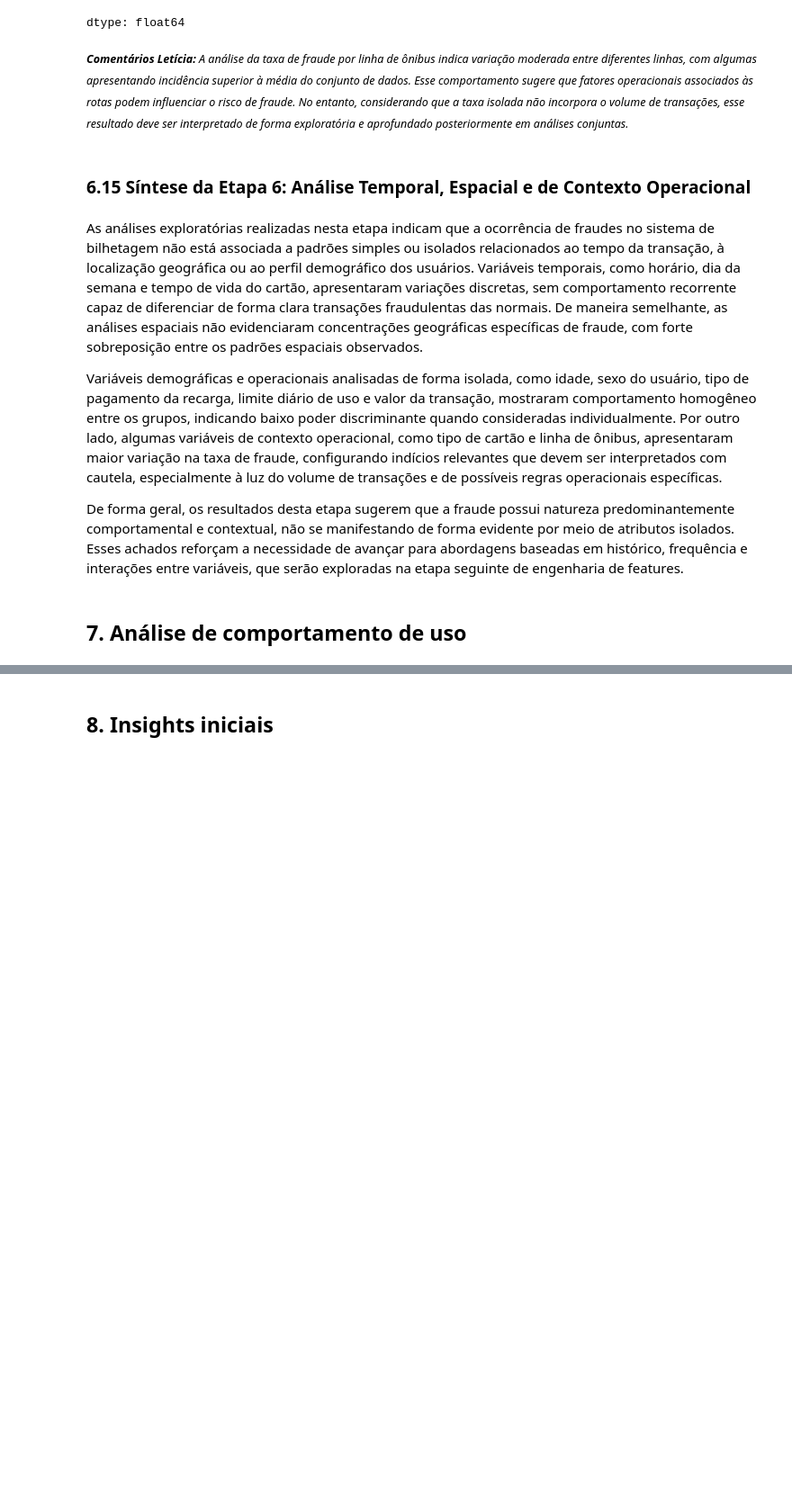
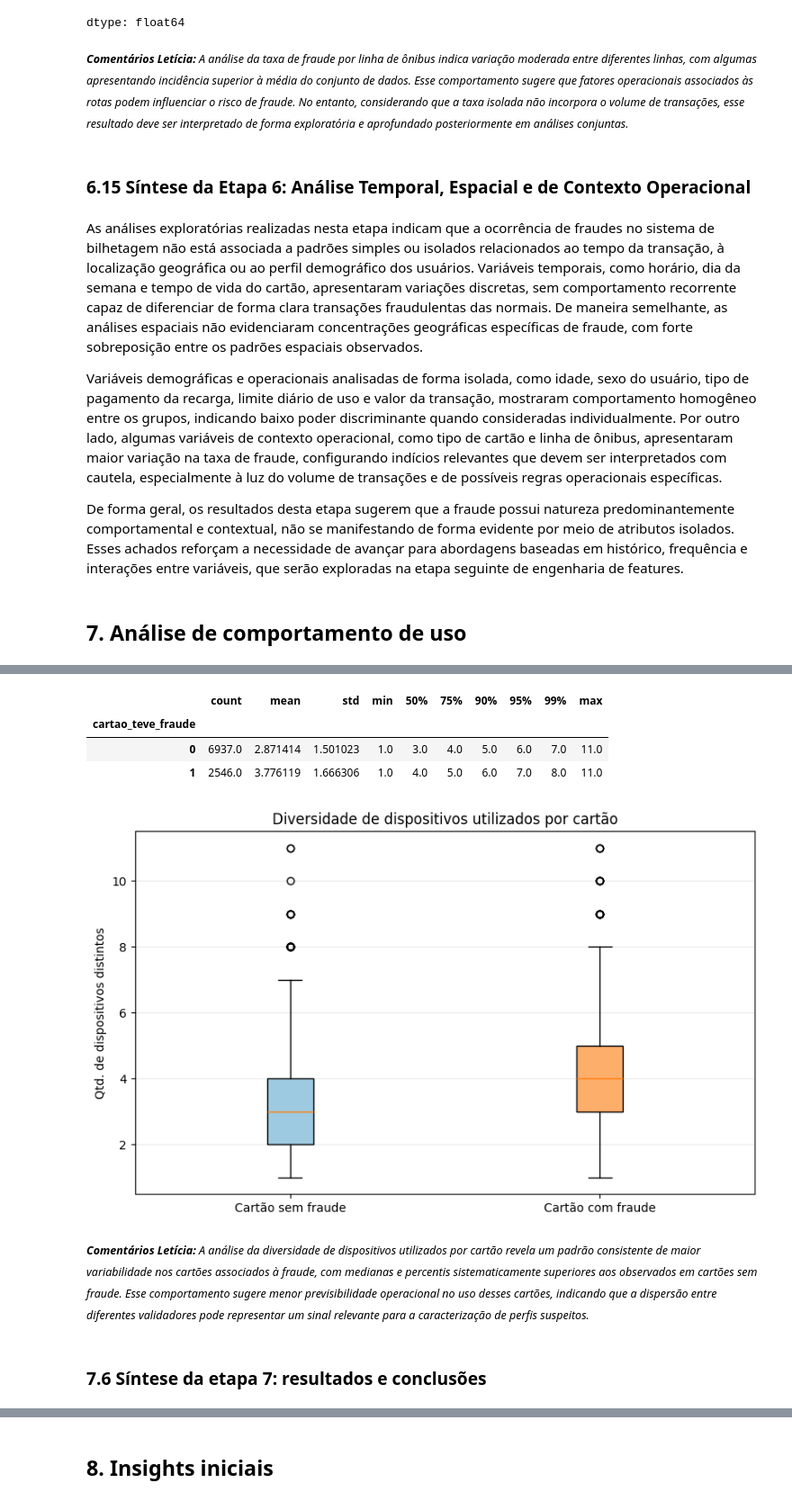
Before and after one commit to lpdata/fraude_bilhetagem, a Jupyter notebook: notebooks/01_exploracao_dados.ipynb, the cells around one changed output, grey strips where cells are left out. Shown at 90% size. Drawn from its saved outputs; the diff is of its cells as text; code cells hidden in the pictures; blank space fills up the shorter version.

```diff
--- a/notebooks/01_exploracao_dados.ipynb
+++ b/notebooks/01_exploracao_dados.ipynb
@@ -996,0 +971,56 @@ Amostra das features criadas (primeiras 5 linhas):
+# %%
+div_disp = (
+    df.groupby('id_cartao')['id_dispositivo']
+      .nunique()
+      .rename('qtd_dispositivos_distintos')
+      .reset_index()
+)
+
+cartao_teve_fraude = (
+    df.groupby('id_cartao')['target_fraude']
+      .max()
+      .rename('cartao_teve_fraude')
+      .reset_index()
+)
+
+div_disp = div_disp.merge(cartao_teve_fraude, on='id_cartao', how='left')
+
+resumo_disp = (
+    div_disp.groupby('cartao_teve_fraude')['qtd_dispositivos_distintos']
+            .describe(percentiles=[0.5, 0.75, 0.9, 0.95, 0.99])
+)
+
+resumo_disp
+# %% [output]
+|  | count | mean | std | min | 50% | 75% | 90% | 95% | 99% | max |
+| cartao_teve_fraude |  |  |  |  |  |  |  |  |  |  |
+| 0 | 6937.0 | 2.871414 | 1.501023 | 1.0 | 3.0 | 4.0 | 5.0 | 6.0 | 7.0 | 11.0 |
+| 1 | 2546.0 | 3.776119 | 1.666306 | 1.0 | 4.0 | 5.0 | 6.0 | 7.0 | 8.0 | 11.0 |
+# %%
+plt.figure(figsize=(8,5))
+
+box = plt.boxplot(
+    [
+        div_disp[div_disp['cartao_teve_fraude'] == 0]['qtd_dispositivos_distintos'],
+        div_disp[div_disp['cartao_teve_fraude'] == 1]['qtd_dispositivos_distintos'],
+    ],
+    labels=['Cartão sem fraude', 'Cartão com fraude'],
+    showfliers=True,
+    patch_artist=True
+)
+
+cores = ['#9ecae1', '#fdae6b']
+for patch, cor in zip(box['boxes'], cores):
+    patch.set_facecolor(cor)
+
+plt.ylabel('Qtd. de dispositivos distintos')
+plt.title('Diversidade de dispositivos utilizados por cartão')
+plt.grid(axis='y', alpha=0.25)
+plt.tight_layout()
+plt.show()
+# %% [output]
+[figure, added]
+# %% [markdown]
+<small>***Comentários Letícia:** A análise da diversidade de dispositivos utilizados por cartão revela um padrão consistente de maior variabilidade nos cartões associados à fraude, com medianas e percentis sistematicamente superiores aos observados em cartões sem fraude. Esse comportamento sugere menor previsibilidade operacional no uso desses cartões, indicando que a dispersão entre diferentes validadores pode representar um sinal relevante para a caracterização de perfis suspeitos.*</small>
+# %% [markdown]
+### 7.6 Síntese da etapa 7: resultados e conclusões
```
Also changed, not shown: parts of 42 cells of this notebook.
